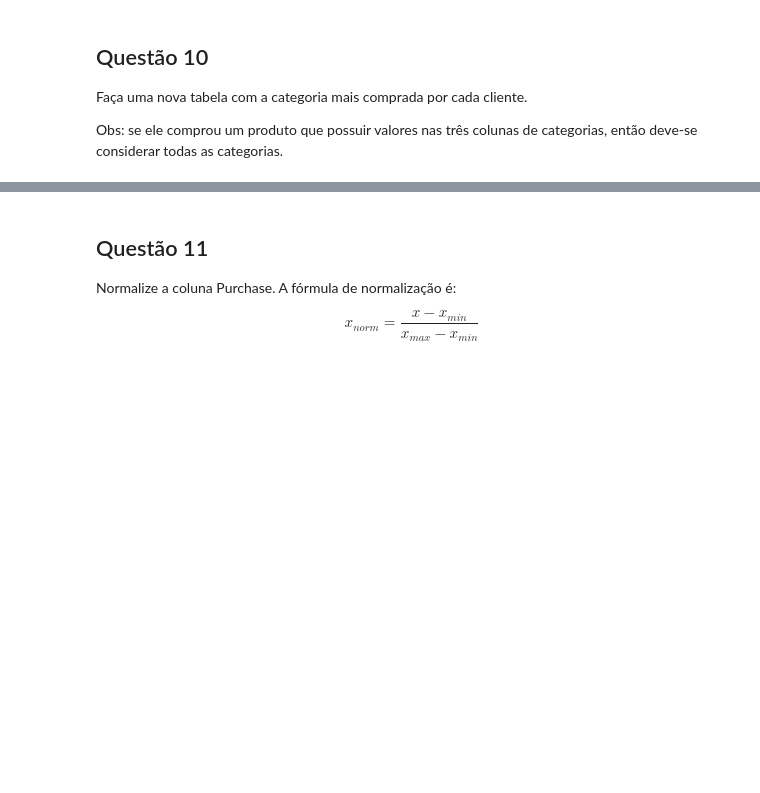
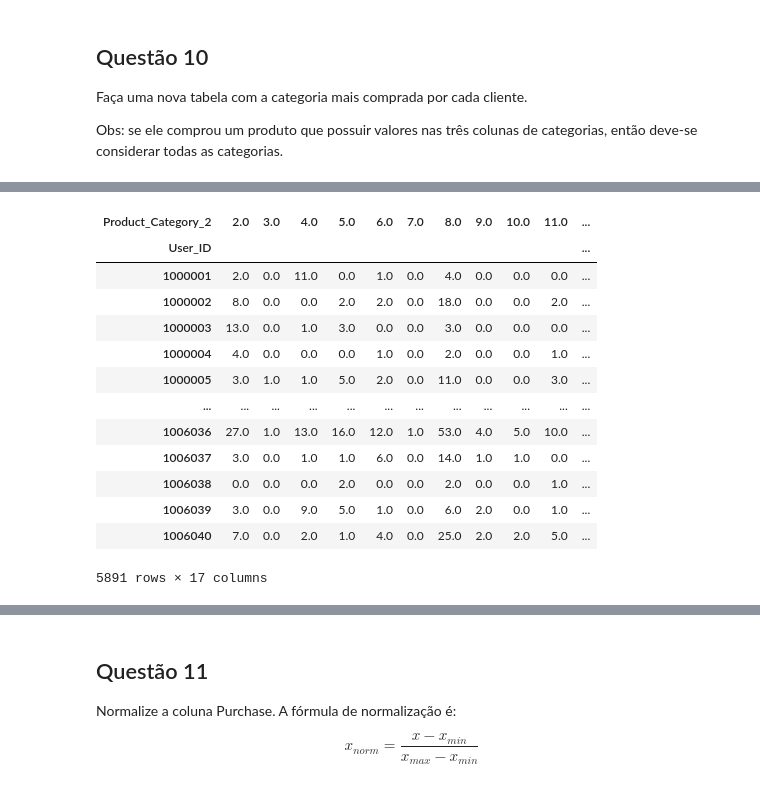
Before and after one commit to saulzera/Projeto_Pandas, a Jupyter notebook: Projeto.ipynb, the cells around one changed output, grey strips where cells are left out. Saved outputs shown, nothing was run; the diff lists cells and outputs as text; code cells hidden in the pictures; blank space fills up the shorter version.

```diff
--- a/Projeto.ipynb
+++ b/Projeto.ipynb
@@ -146,0 +158,19 @@ pd.pivot_table(df2, values=['Product_Category_1', 'Product_Category_2', 'Product
+# %%
+r2 = pd.pivot_table(df, index=['User_ID'], columns = 'Product_Category_2', values = 'id_unico', aggfunc = 'count')
+r2 = r2.fillna(0)
+r2
+# %% [output]
+| Product_Category_2 | 2.0 | 3.0 | 4.0 | 5.0 | 6.0 | 7.0 | 8.0 | 9.0 | 10.0 | 11.0 | ... |
+| User_ID |  |  |  |  |  |  |  |  |  |  | ... |
+| 1000001 | 2.0 | 0.0 | 11.0 | 0.0 | 1.0 | 0.0 | 4.0 | 0.0 | 0.0 | 0.0 | ... |
+| 1000002 | 8.0 | 0.0 | 0.0 | 2.0 | 2.0 | 0.0 | 18.0 | 0.0 | 0.0 | 2.0 | ... |
+| 1000003 | 13.0 | 0.0 | 1.0 | 3.0 | 0.0 | 0.0 | 3.0 | 0.0 | 0.0 | 0.0 | ... |
+| 1000004 | 4.0 | 0.0 | 0.0 | 0.0 | 1.0 | 0.0 | 2.0 | 0.0 | 0.0 | 1.0 | ... |
+| 1000005 | 3.0 | 1.0 | 1.0 | 5.0 | 2.0 | 0.0 | 11.0 | 0.0 | 0.0 | 3.0 | ... |
+| ... | ... | ... | ... | ... | ... | ... | ... | ... | ... | ... | ... |
+| 1006036 | 27.0 | 1.0 | 13.0 | 16.0 | 12.0 | 1.0 | 53.0 | 4.0 | 5.0 | 10.0 | ... |
+| 1006037 | 3.0 | 0.0 | 1.0 | 1.0 | 6.0 | 0.0 | 14.0 | 1.0 | 1.0 | 0.0 | ... |
+| 1006038 | 0.0 | 0.0 | 0.0 | 2.0 | 0.0 | 0.0 | 2.0 | 0.0 | 0.0 | 1.0 | ... |
+| 1006039 | 3.0 | 0.0 | 9.0 | 5.0 | 1.0 | 0.0 | 6.0 | 2.0 | 0.0 | 1.0 | ... |
+| 1006040 | 7.0 | 0.0 | 2.0 | 1.0 | 4.0 | 0.0 | 25.0 | 2.0 | 2.0 | 5.0 | ... |
+5891 rows × 17 columns
```
Also changed, not shown: parts of 46 cells of this notebook.
